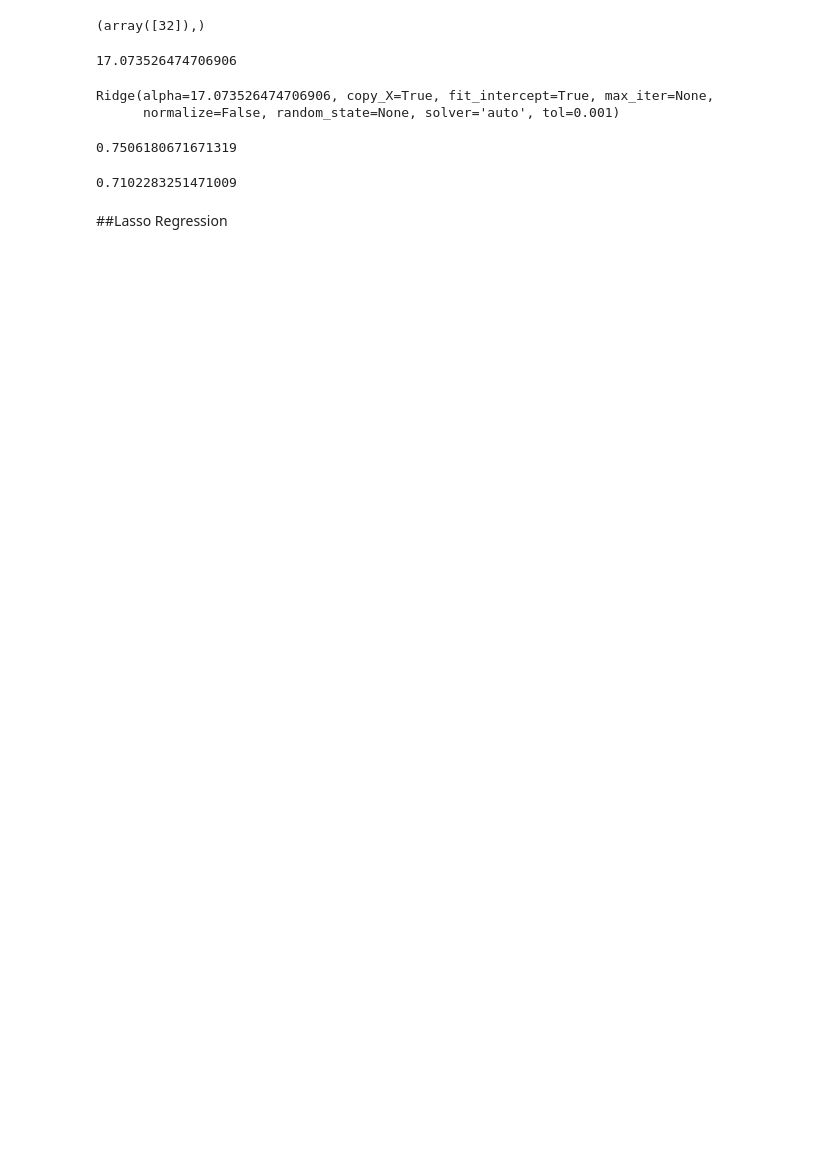
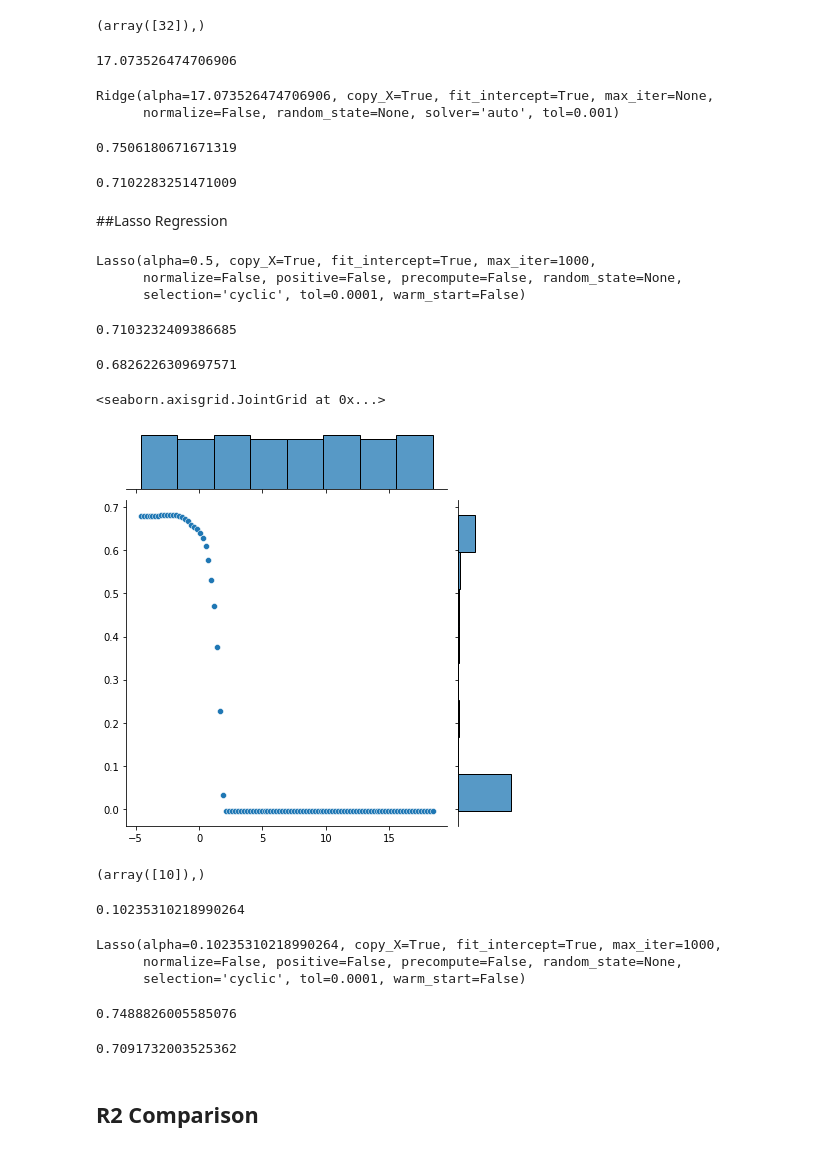
Before and after one commit to AlfredRussel/AML, a Jupyter notebook: House_Price_LinearRegression.ipynb, the cells around one changed output. Drawn from its saved outputs; the diff is of its cells as text; code cells hidden in the pictures; blank space fills up the shorter version.

```diff
--- a/House_Price_LinearRegression.ipynb
+++ b/House_Price_LinearRegression.ipynb
@@ -460,0 +467,13 @@ r2_score(y_train, lm_ridge_final.predict(x_train_scaled))
+# %%
+lm_lasso = Lasso(alpha=0.5)
+lm_lasso.fit(x_train_scaled, y_train)
+# %% [output]
+Lasso(alpha=0.5, copy_X=True, fit_intercept=True, max_iter=1000,
+      normalize=False, positive=False, precompute=False, random_state=None,
+      selection='cyclic', tol=0.0001, warm_start=False)
+# %%
+r2_score(y_test, lm_lasso.predict(x_test_scaled))
+# %% [output]
+0.7103232409386685
+# %%
+train_scores_L,test_scores_L = validation_curve(Lasso(), x_train_scaled, y_train,"alpha", param_range, cv=3, scoring= 'r2')
@@ -460,0 +482,19 @@ r2_score(y_train, lm_ridge_final.predict(x_train_scaled))
+# %%
+test_L_mean = np.mean(test_scores_L, axis= 1)
+# %%
+max(test_L_mean)
+# %% [output]
+0.6826226309697571
+# %%
+sns.jointplot(x=np.log(param_range),y=test_L_mean)
+# %% [output]
+<seaborn.axisgrid.JointGrid at 0x...>
+[figure, added]
+# %%
+np.where(test_L_mean == max(test_L_mean))
+# %% [output]
+(array([10]),)
+# %%
+param_range[10]
+# %% [output]
+0.10235310218990264
@@ -460,0 +503,14 @@ r2_score(y_train, lm_ridge_final.predict(x_train_scaled))
+# %%
+lm_lasso_final.fit(x_train_scaled,y_train)
+# %% [output]
+Lasso(alpha=0.10235310218990264, copy_X=True, fit_intercept=True, max_iter=1000,
+      normalize=False, positive=False, precompute=False, random_state=None,
+      selection='cyclic', tol=0.0001, warm_start=False)
+# %%
+r2_score(y_test, lm_lasso_final.predict(x_test_scaled))
+# %% [output]
+0.7488826005585076
+# %%
+r2_score(y_train, lm_lasso_final.predict(x_train_scaled))
+# %% [output]
+0.7091732003525362
@@ -460,0 +519,2 @@ r2_score(y_train, lm_ridge_final.predict(x_train_scaled))
+# %% [markdown]
+## R2 Comparison
```
Also changed, not shown: parts of 15 cells of this notebook.
